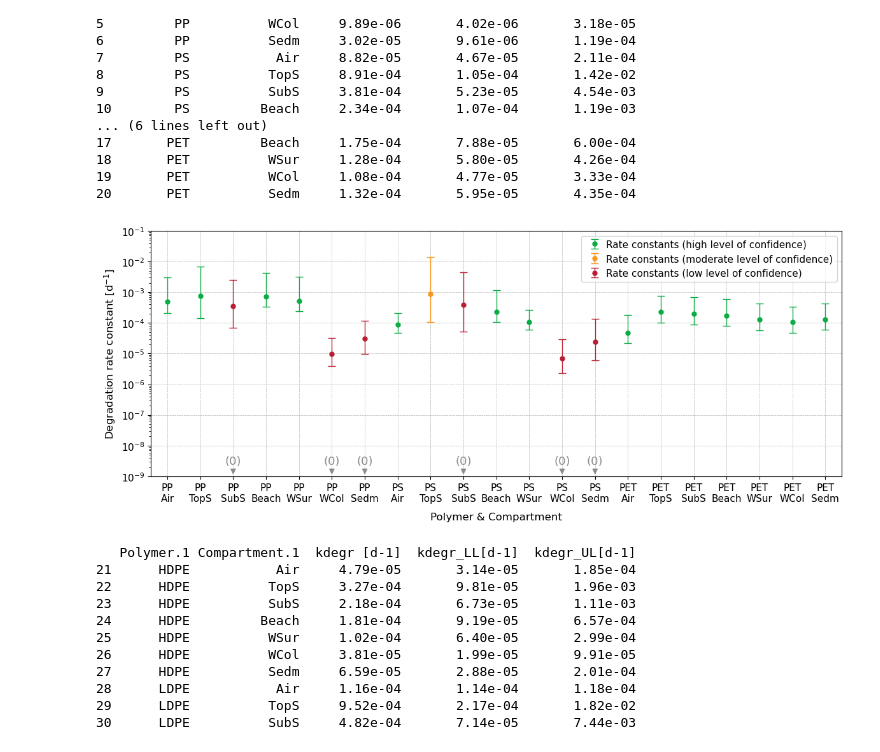
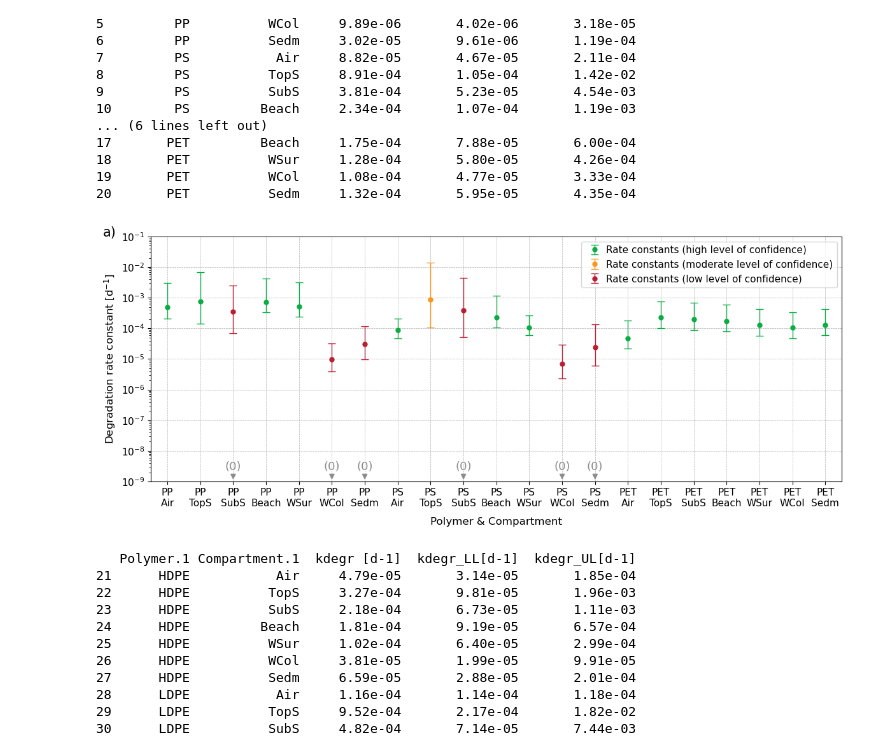
Before and after one commit to CIRAIG/PlasticFADE, a Jupyter notebook: Results_Plots in the article/Fig.2_Rate constants with ranges (DEGR).ipynb, the cells around one changed output. Cells and saved outputs as stored; diff of their text form; code cells hidden in the pictures.

Commit message:
Update Fig. 2 images

```diff
--- a/Results_Plots in the article/Fig.2_Rate constants with ranges (DEGR).ipynb
+++ b/Results_Plots in the article/Fig.2_Rate constants with ranges (DEGR).ipynb
@@ -111,35 +111,35 @@ for i in range(len(data_D_1)):
 
     # Draw text label
         plt.text(
             i, label_y,
             label,
             ha='center',
             va='bottom',
             # fontsize=9,
             color='grey'
         )
 
 # Annotate 0 and arrows if i is in the forced list
 for i in range(len(data_D_1)):
     if i in force_zero_idx:
         annotate_bottom_zero(i)
 
 # Configure x-axis
 plt.xticks(x, data_D_1['x_labels'])
 plt.yscale('log')
 plt.xlabel('Polymer & Compartment', labelpad=10, fontsize=12)
 plt.ylabel('Degradation rate constant [d$^{-1}$]', labelpad=5, fontsize=12)
 plt.tick_params(axis='both', which='major', labelsize=11)
 plt.legend(loc='upper right', handletextpad=0.2, fontsize=11)
 plt.xlim(-0.5, len(data_D_1) - 0.5)  # Pull the first and last data points closer to the edge of the plot
 plt.ylim(1e-9, 1e-1)  # Set the y-axis range (change manually)
 plt.gca().yaxis.set_major_locator(FixedLocator([10**exp for exp in range(-9, 0, 1)]))  # Manually set the tick positions at every 1e1
 plt.grid(True, which="major", ls="--", lw=0.5)
-
+plt.text(-0.07, 1.0, "a)", transform=plt.gca().transAxes, fontsize=15, fontweight='normal')
 plt.savefig("../Figures/Figure_2a.png", dpi=600, bbox_inches='tight')  # CHECK: confirm name and desired place for the plot
 plt.show()
 # %% [output]
-[figure, old version]
+[figure, new version]
 # %%
 data_D_2 = data_D.iloc[21:42, :]
 print(data_D_2)
```
Also changed, not shown: parts of 1 cell of this notebook, 2 other files.
